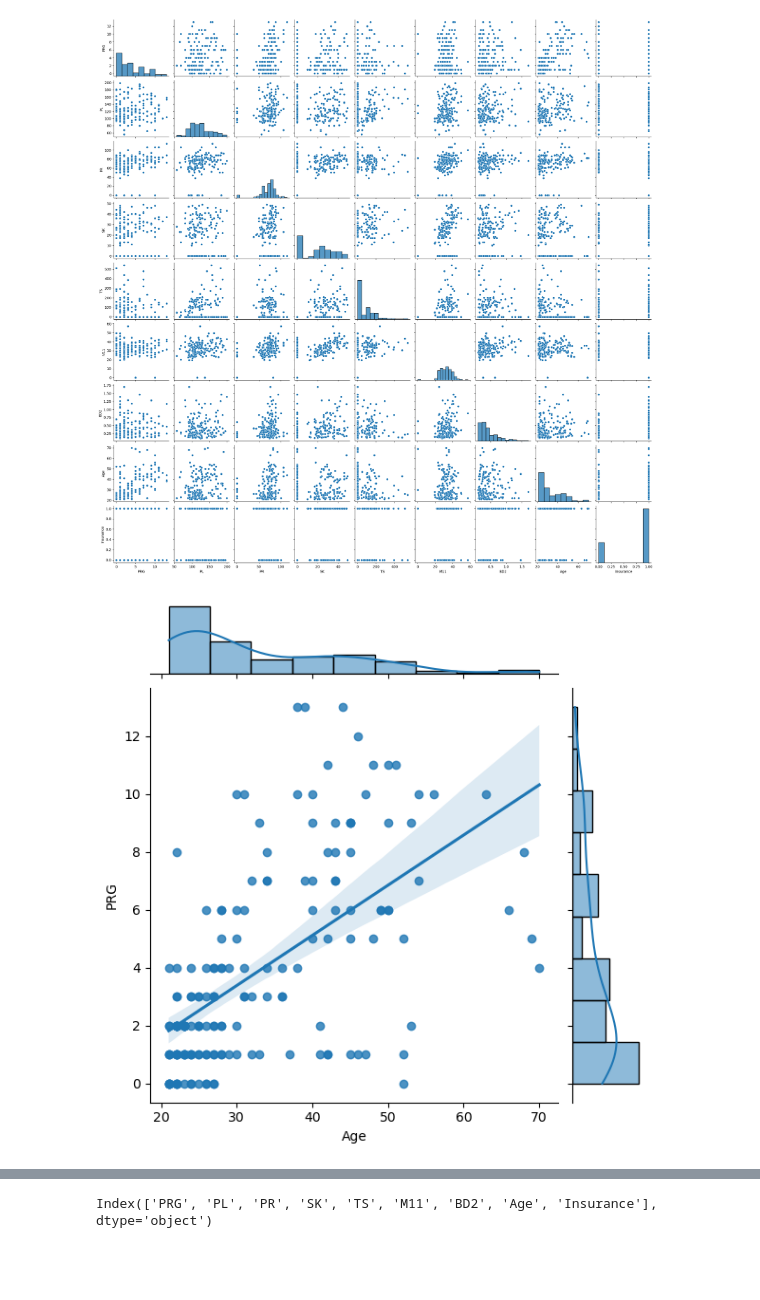
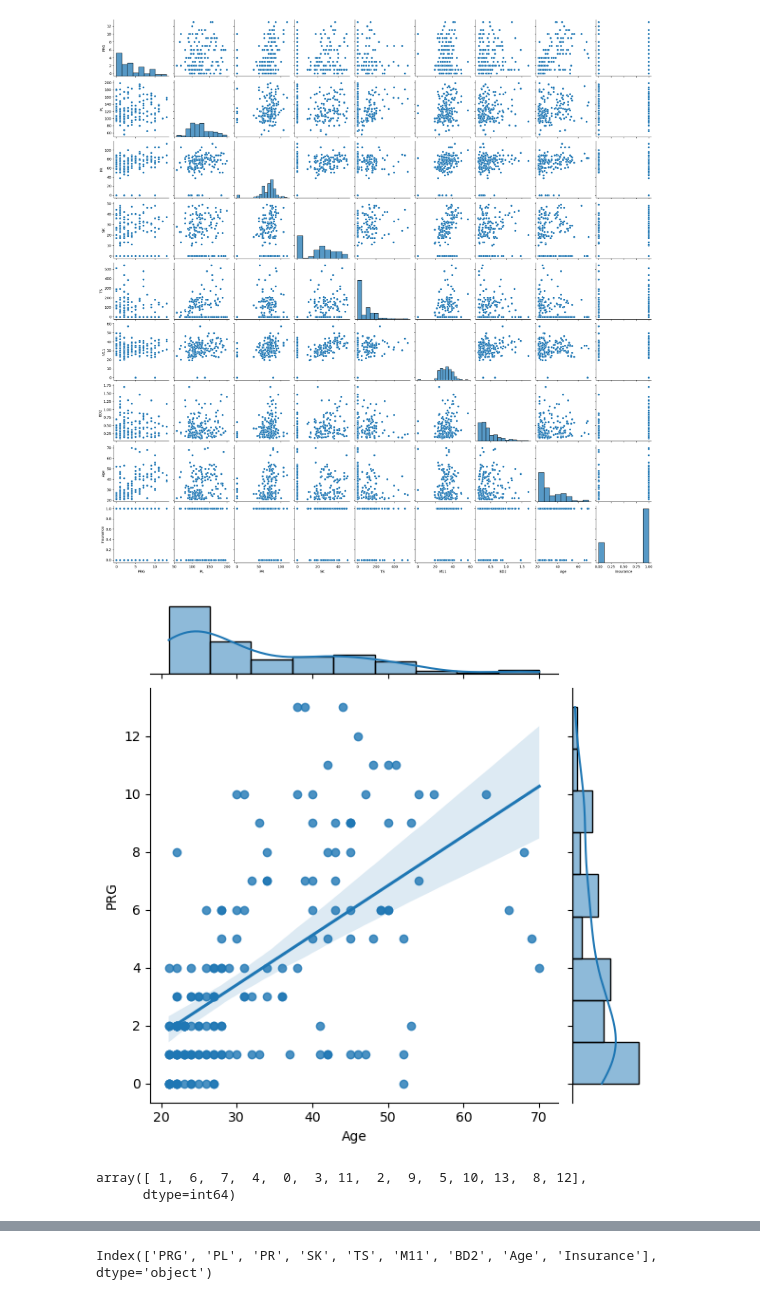
Before and after one commit to doctorf72/Naya_ML_RegressionProject, a Jupyter notebook: sepsis.ipynb, the cells around one changed output, grey strips where cells are left out. Saved outputs shown, nothing was run; the diff lists cells and outputs as text; code cells hidden in the pictures; blank space fills up the shorter version.

```diff
--- a/sepsis.ipynb
+++ b/sepsis.ipynb
@@ -29,5 +31,6 @@ from sklearn.metrics import mean_squared_error as mse
 warnings.filterwarnings('ignore')
 %matplotlib inline
 # %%
-patients_test=pd.read_csv('C:\\Users\DannyC19\Desktop\Python\Regression\Paitients_Files_Test.csv')
-patients_train=pd.read_csv('C:\\Users\DannyC19\Desktop\Python\Regression\Paitients_Files_Train.csv')
+#Read the data
+patients_test=pd.read_csv('C:\\Users\ALIN\Desktop\Python_Alin\Regression project\Paitients_Files_Test.csv')
+patients_train=pd.read_csv('C:\\Users\ALIN\Desktop\Python_Alin\Regression project\Paitients_Files_Train.csv')
@@ -247,7 +274,12 @@ sns.pairplot(patients_test)
 <seaborn.axisgrid.PairGrid at 0x...>
 [figure]
 # %%
-sns.jointplot(x='Age', y='PRG', data=patients_test, kind='reg');
+sns.jointplot(x='Age', y='PRG', data=TS_test, kind='reg');
 # %% [output]
-[figure, old version]
+[figure, new version]
+# %%
+TS_test['PRG'].unique()
+# %% [output]
+array([ 1,  6,  7,  4,  0,  3, 11,  2,  9,  5, 10, 13,  8, 12],
+      dtype=int64)
 # %%
```
Also changed, not shown: parts of 49 cells of this notebook.
